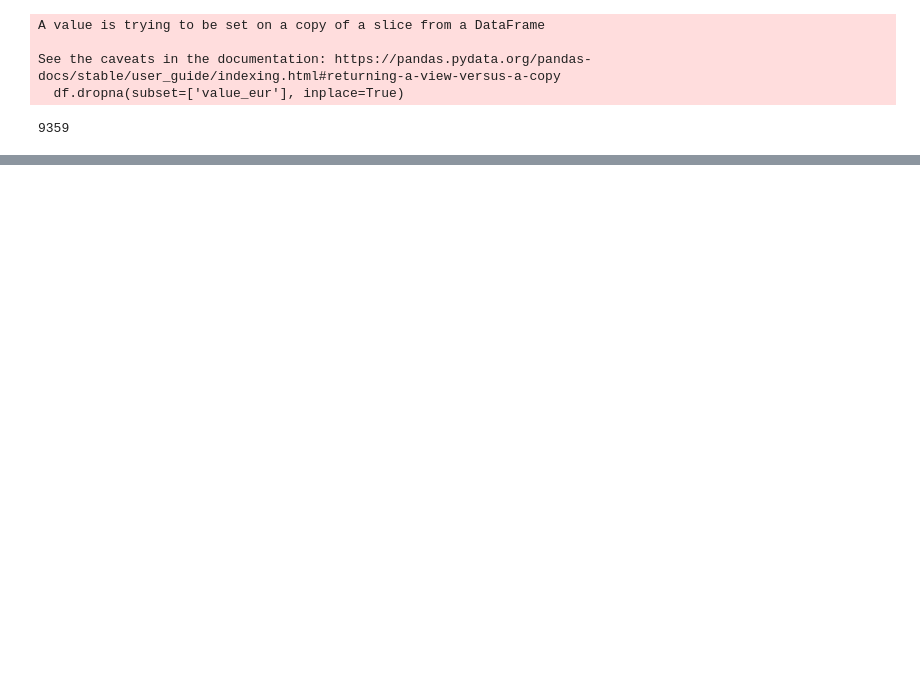
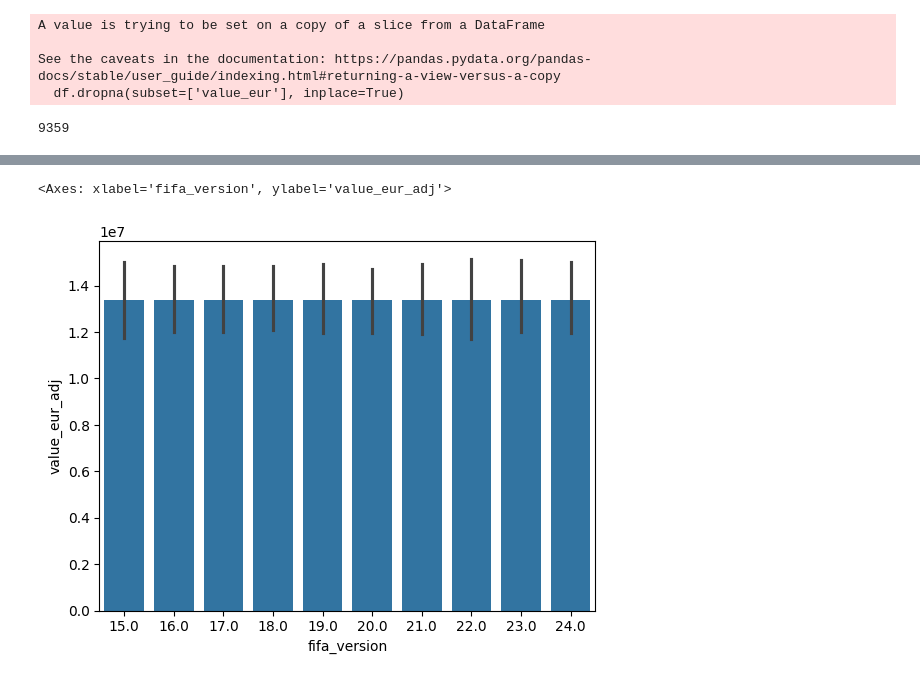
Before and after one commit to ish10k/footballer-wage-prediction, a Jupyter notebook: footballer-wage-prediction.ipynb, the cells around one changed output, grey strips where cells are left out. Drawn from its saved outputs; the diff is of its cells as text; code cells hidden in the pictures; blank space fills up the shorter version.

```diff
--- a/footballer-wage-prediction.ipynb
+++ b/footballer-wage-prediction.ipynb
@@ -335,0 +439,12 @@ See the caveats in the documentation: https://pandas.pydata.org/pandas-docs/stab
+# %%
+df = df[df['main_position'] != 'GK'] # filter out goalkeepers
+# remove goalkeeping ability data
+df.drop([
+    'goalkeeping_diving',
+    'goalkeeping_handling',
+    'goalkeeping_kicking',
+    'goalkeeping_positioning',
+    'goalkeeping_reflexes',
+    'goalkeeping_speed'
+], axis=1, inplace=True)
+df
@@ -335,0 +478,2 @@ See the caveats in the documentation: https://pandas.pydata.org/pandas-docs/stab
+# %%
+df.drop(['mentality_composure'], axis=1, inplace=True)
@@ -335,0 +513,28 @@ See the caveats in the documentation: https://pandas.pydata.org/pandas-docs/stab
+# %%
+averages = {}
+
+for version in df['fifa_version'].unique().tolist():
+    _df = df[df['fifa_version']==version]
+    avg_value = round(_df['value_eur'].mean())
+    avg_wage = round(_df['wage_eur'].mean())
+    averages[version]['value'] = avg_value
+    averages[version]['wage'] = avg_wage
+    print(f'FIFA {version}')
+    print('Avg value:', avg_value)
+    print('Avg wage:', avg_wage, '\n')
+    # adjust figures for inflation using version 24 as standard
+
+value_eur_adj = []
+wage_eur_adj = []
+for i, row in df.iterrows():
+    _version = row['fifa_version']
+    # calc inflation adjusted value
+    adjusted_value = row['value_eur'] * (averages[24] / averages[_version])
+    adjusted_wage = row['wage_eur'] * (averages[24] / averages[_version])
+    #append to list
+    value_eur_adj.append()
+
+# create new column from list of adjusted values
+df['value_eur_adj'] = value_eur_adj
+
+#sns.barplot(df, x='fifa_version', y='value_eur')
@@ -335,0 +564,5 @@ See the caveats in the documentation: https://pandas.pydata.org/pandas-docs/stab
+# %%
+sns.barplot(df, x='fifa_version', y='value_eur_adj')
+# %% [output]
+<Axes: xlabel='fifa_version', ylabel='value_eur_adj'>
+[figure, added]
```
Also changed, not shown: parts of 27 cells of this notebook.
